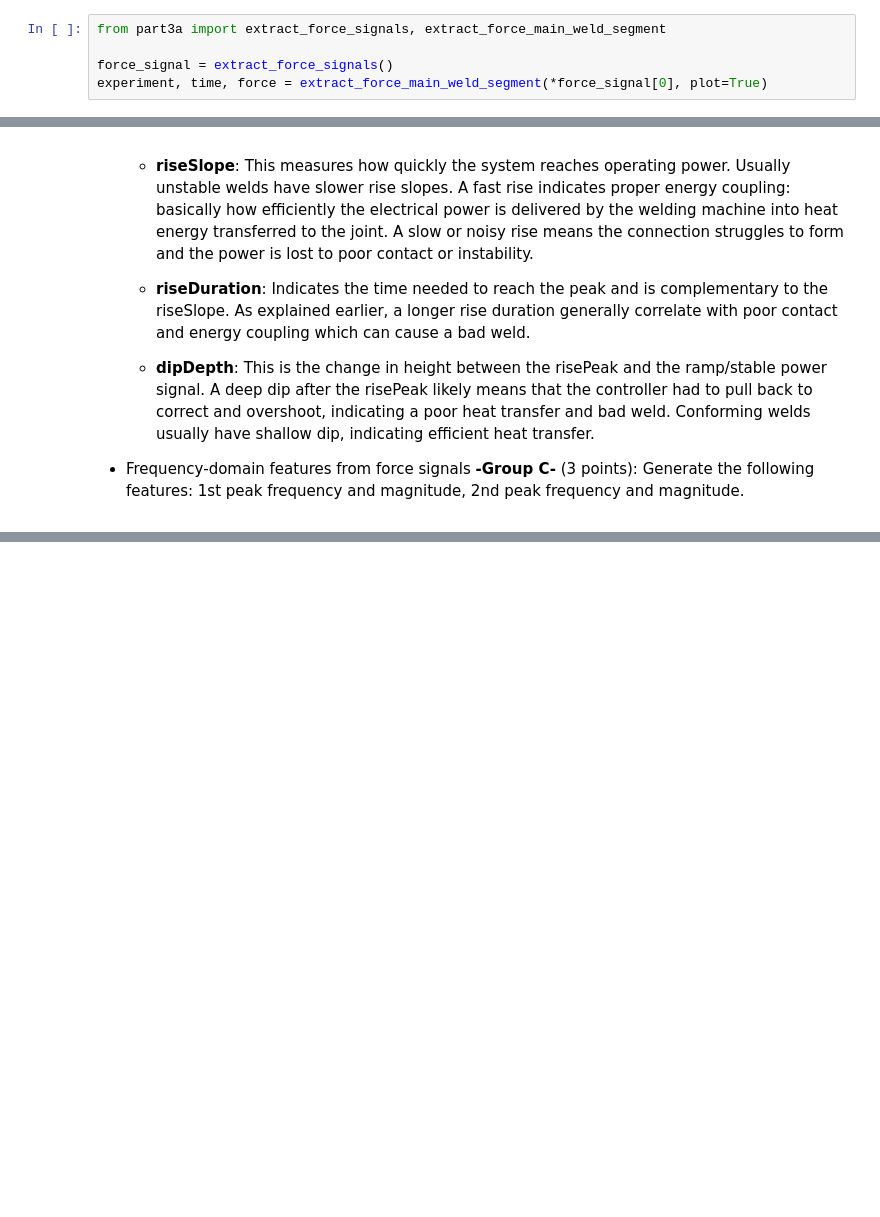
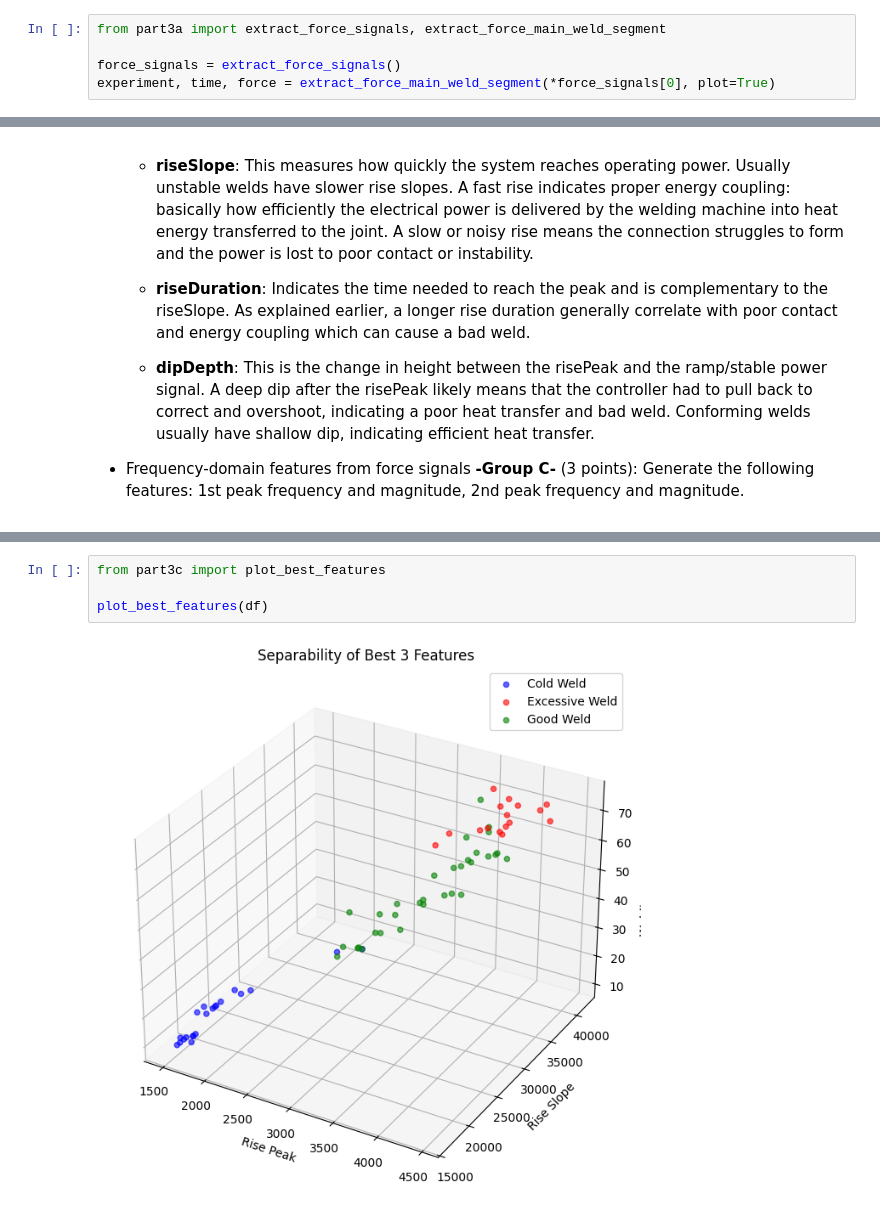
Before and after one commit to ivokusi/ME453-Final-Project, a Jupyter notebook: main.ipynb, the cells around one changed output, grey strips where cells are left out. Cells and saved outputs as stored; diff of their text form; blank space fills up the shorter version.

Commit message:
completed part 3c

```diff
--- a/main.ipynb
+++ b/main.ipynb
@@ -37,8 +38,8 @@ import numpy as np
 # %%
 from part3a import extract_force_signals, extract_force_main_weld_segment
 
-force_signal = extract_force_signals()
-experiment, time, force = extract_force_main_weld_segment(*force_signal[0], plot=True)
+force_signals = extract_force_signals()
+experiment, time, force = extract_force_main_weld_segment(*force_signals[0], plot=True)
 # %% [output]
 [figure]
 # %%
@@ -130,0 +177,6 @@ data_frame[col_names[9]] = np.array(dip_depths)
+# %%
+from part3c import plot_best_features
+
+plot_best_features(df)
+# %% [output]
+[figure, added]
```
Also changed, not shown: parts of 5 cells of this notebook, 4 other files.
